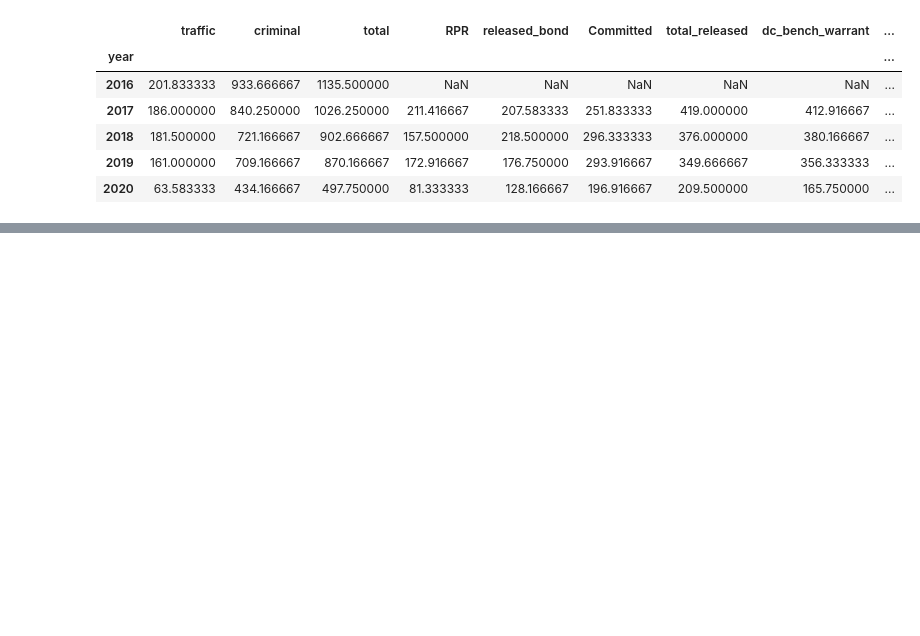
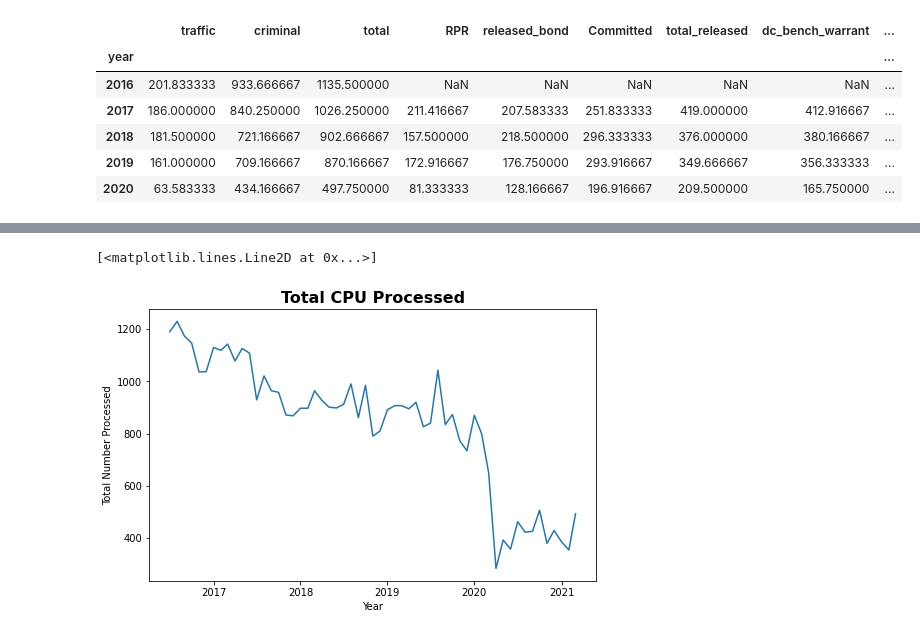
Before and after one commit to jcj217-mc/Data_205, a Jupyter notebook: Data205Project_CPU.ipynb, the cells around one changed output, grey strips where cells are left out. Saved outputs shown, nothing was run; the diff lists cells and outputs as text; code cells hidden in the pictures; blank space fills up the shorter version.

```diff
--- a/Data205Project_CPU.ipynb
+++ b/Data205Project_CPU.ipynb
@@ -464,0 +542,14 @@ plt.show()
+# %%
+import matplotlib.pyplot as plt
+
+#make plot larger
+plt.figure(figsize = (8,5))
+
+plt.title("Total CPU Processed", fontdict={'fontweight': 'bold', 'fontsize':16})
+plt.xlabel("Year")
+plt.ylabel("Total Number Processed")
+
+plt.plot(df.date, df.total)
+# %% [output]
+[<matplotlib.lines.Line2D at 0x...>]
+[figure, added]
```
Also changed, not shown: parts of 45 cells of this notebook.
